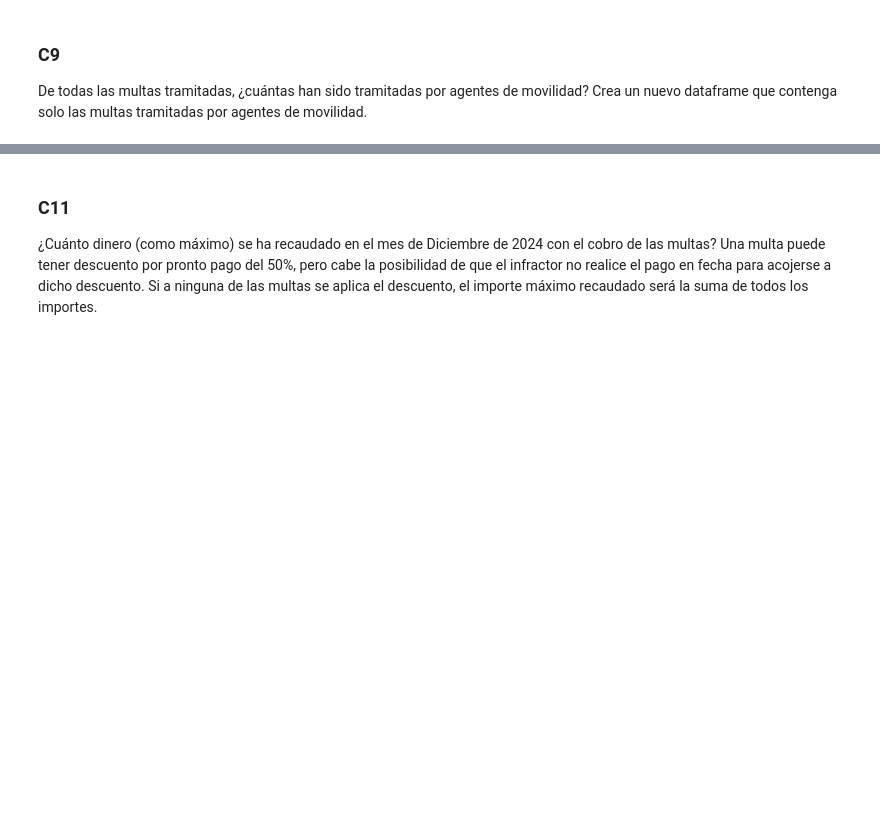
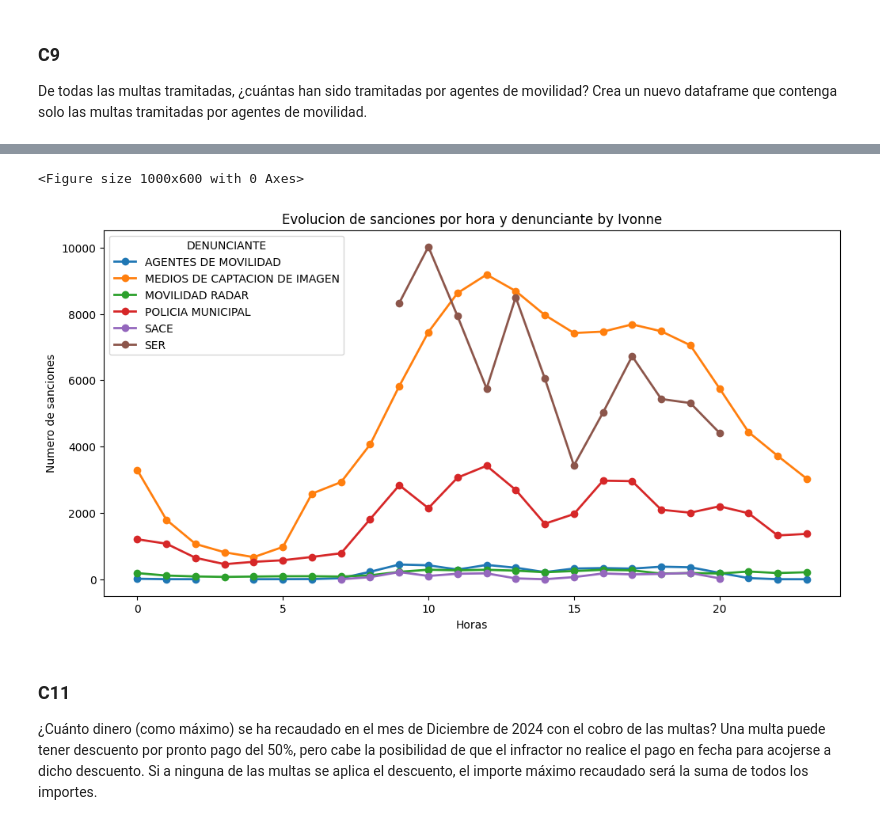
Before and after one commit to TiaIvonne/DataEngineering-AdvancedPython, a Jupyter notebook: enunciado.ipynb, the cells around one changed output, grey strips where cells are left out. Saved outputs shown, nothing was run; the diff lists cells and outputs as text; code cells hidden in the pictures; blank space fills up the shorter version.

```diff
--- a/enunciado.ipynb
+++ b/enunciado.ipynb
@@ -771,0 +793,9 @@ En este ejercicio se analizará cómo evoluciona el número de multas por hora e
+# %%
+# Solución
+# Crea un df temporal
+temp = multas_clean.copy()
+# Asigna la columna horas basada en el indice
+temp['horas'] = multas_clean.index.hour
+# crea el nuevo dataframe
+multas_hora_denunciante = temp.groupby(['horas', 'DENUNCIANTE']).size().reset_index(name = 'cuenta')
+multas_hora_denunciante.head(3)
@@ -771,0 +807,8 @@ En este ejercicio se analizará cómo evoluciona el número de multas por hora e
+# %%
+# El contenido de la columna denunciante necesita ser pasado a columna y dentro el detalle de la cuenta para crear el grafico
+multas_hora_denunciante_g = multas_hora_denunciante.pivot(
+    index='horas',
+    columns='DENUNCIANTE',
+    values='cuenta',
+)
+multas_hora_denunciante_g
@@ -772,3 +834,14 @@ En este ejercicio se analizará cómo evoluciona el número de multas por hora e
+# %%
+#Grafico
+plt.figure(figsize=(10, 6))
+multas_hora_denunciante_g.plot(marker='o', linewidth=2, figsize=(12, 6))
+plt.title('Evolucion de sanciones por hora y denunciante by Ivonne')
+plt.xlabel('Horas')
+plt.ylabel('Numero de sanciones')
+plt.show()
+# %% [output]
+<Figure size 1000x600 with 0 Axes>
+[figure, added]
 # %% [markdown]
 ### C11
 
```
Also changed, not shown: parts of 22 cells of this notebook.
